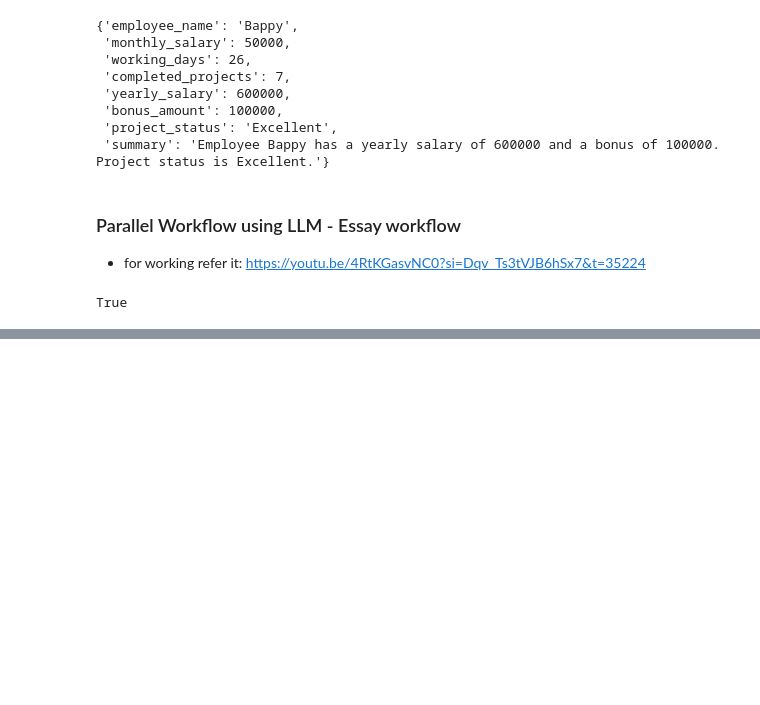
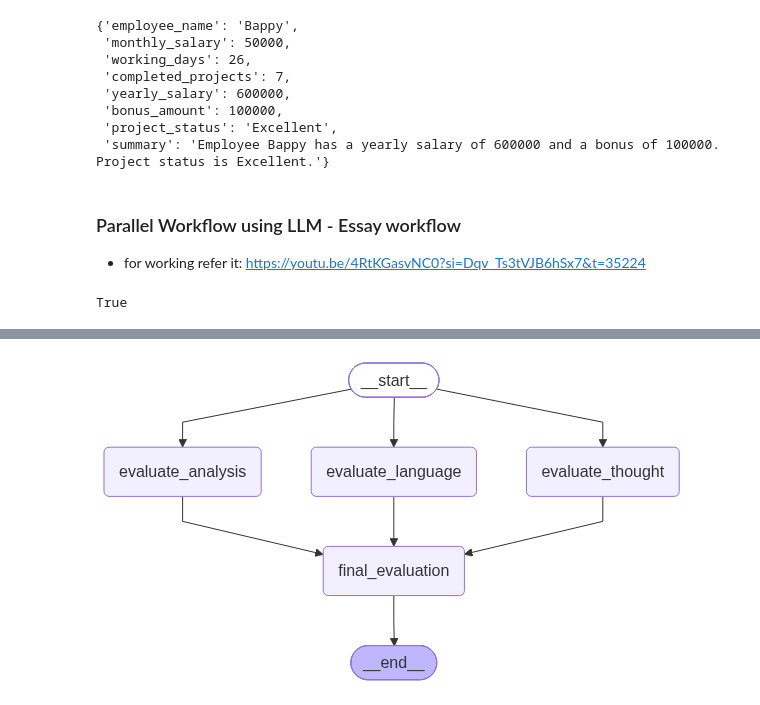
Before and after one commit to riteshpatel1884/AI, a Jupyter notebook: 21_Agentic_AI/09_LangGraph/02_parallel_workflow.ipynb/paralle.ipynb, the cells around one changed output, grey strips where cells are left out. Cells and saved outputs as stored; diff of their text form; code cells hidden in the pictures; blank space fills up the shorter version.

```diff
--- a/21_Agentic_AI/09_LangGraph/02_parallel_workflow.ipynb/paralle.ipynb
+++ b/21_Agentic_AI/09_LangGraph/02_parallel_workflow.ipynb/paralle.ipynb
@@ -179,0 +200,2 @@ llm = ChatGroq(
+# %%
+structured_llm = llm.with_structured_output(EvaluationSchema)
@@ -179,0 +232,2 @@ llm = ChatGroq(
+# %%
+prompt = f'Evaluate the language quality of the following essay and provide a feedback and assign a score out ot 10 \n {essay}'
@@ -179,0 +297,39 @@ llm = ChatGroq(
+# %%
+def final_evaluation(state: EssayState):
+
+    # summary feedback
+    prompt = f'Based on the following feedbacks create a summarized feedback \n language feedback - {state["language_feedback"]} \n analysis feedback - {state["analysis_feedback"]} \n clarity feedback - {state["clarity_feedback"]}'
+    overall_feedback = structured_llm.invoke(prompt)
+
+    # avg calculate
+    avg_score = sum(state['individual_scores']) / len(state['individual_scores'])
+
+    return {
+        'overall_feedback': overall_feedback,
+        'avg_score': avg_score
+    }
+# %%
+graph = StateGraph(EssayState)
+
+# add nodes
+graph.add_node('evaluate_language', evaluate_language)
+graph.add_node('evaluate_analysis', evaluate_analysis)
+graph.add_node('evaluate_thought', evaluate_thought)
+graph.add_node('final_evaluation', final_evaluation)
+
+# add edges
+graph.add_edge(START, 'evaluate_language')
+graph.add_edge(START, 'evaluate_analysis')
+graph.add_edge(START, 'evaluate_thought')
+
+graph.add_edge('evaluate_language', 'final_evaluation')
+graph.add_edge('evaluate_analysis', 'final_evaluation')
+graph.add_edge('evaluate_thought', 'final_evaluation')
+
+graph.add_edge('final_evaluation', END)
+
+workflow = graph.compile()
+# %%
+workflow
+# %% [output]
+[figure, added]
```
Also changed, not shown: parts of 17 cells of this notebook.
